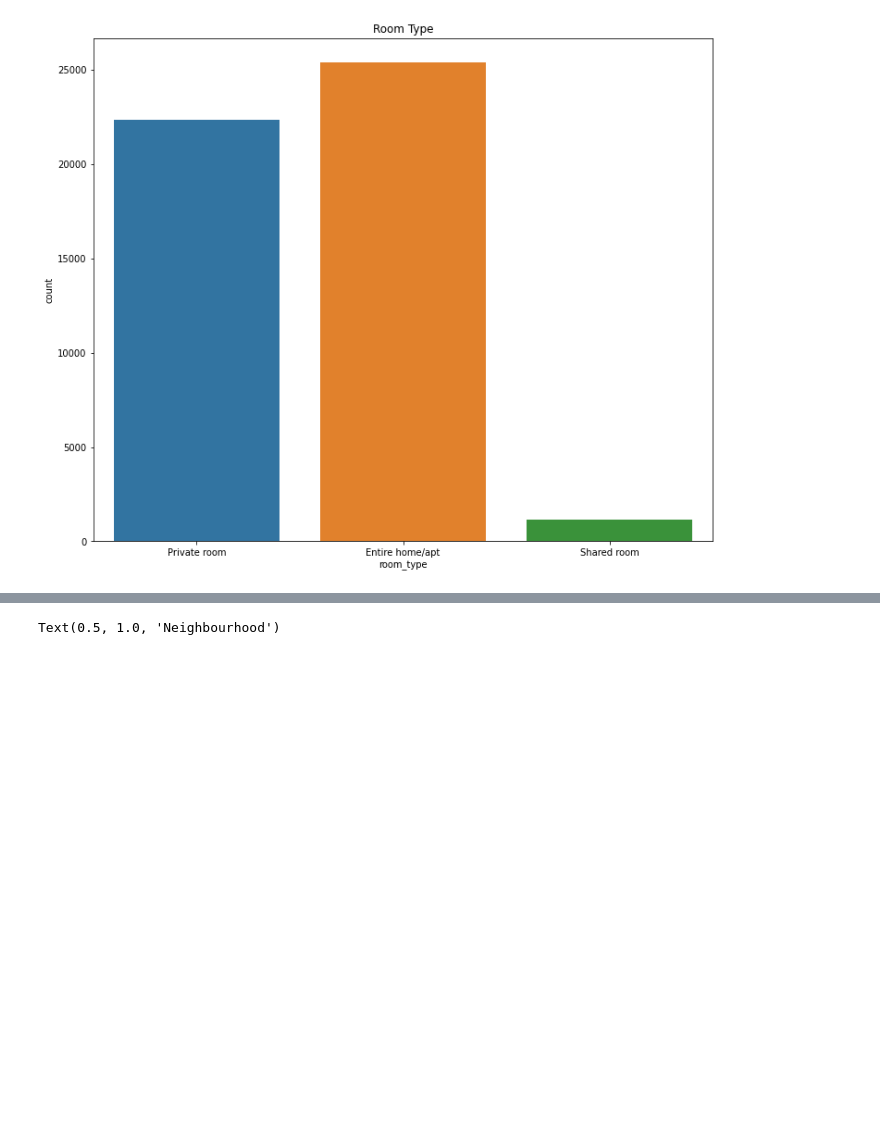
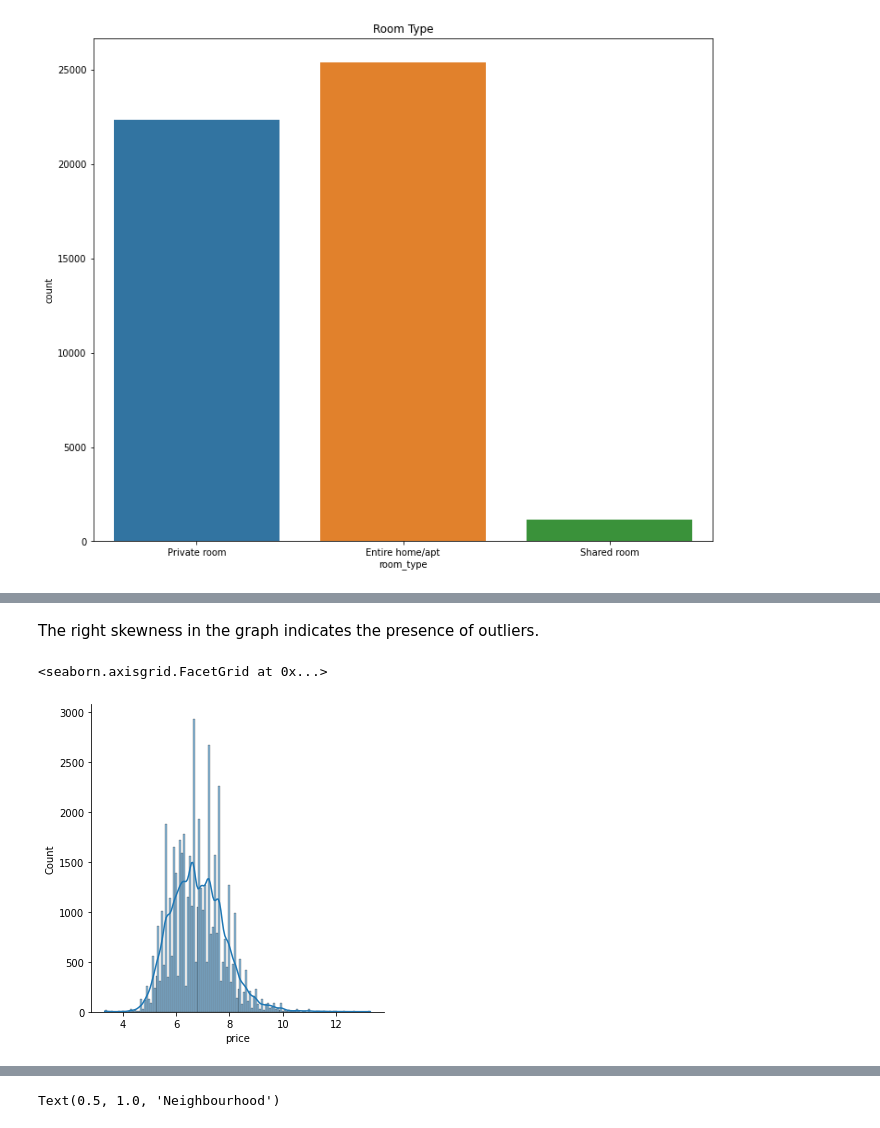
Before and after one commit to junaiskv94/Airbnb_bookin_Analysis, a Jupyter notebook: Copy_of_Airbnb_Bookings_Analysis_Capstone_Project.ipynb, the cells around one changed output, grey strips where cells are left out. Drawn from its saved outputs; the diff is of its cells as text; code cells hidden in the pictures; blank space fills up the shorter version.

```diff
--- a/Copy_of_Airbnb_Bookings_Analysis_Capstone_Project.ipynb
+++ b/Copy_of_Airbnb_Bookings_Analysis_Capstone_Project.ipynb
@@ -241,0 +301,8 @@ Text(0.5, 1.0, 'Room Type')
+# %% [markdown]
+The right skewness in the graph indicates the presence of outliers.
+# %%
+# Log plot of price
+sns.displot(np.log2(df['price']), kde=True)
+# %% [output]
+<seaborn.axisgrid.FacetGrid at 0x...>
+[figure, added]
```
Also changed, not shown: parts of 106 cells of this notebook.
